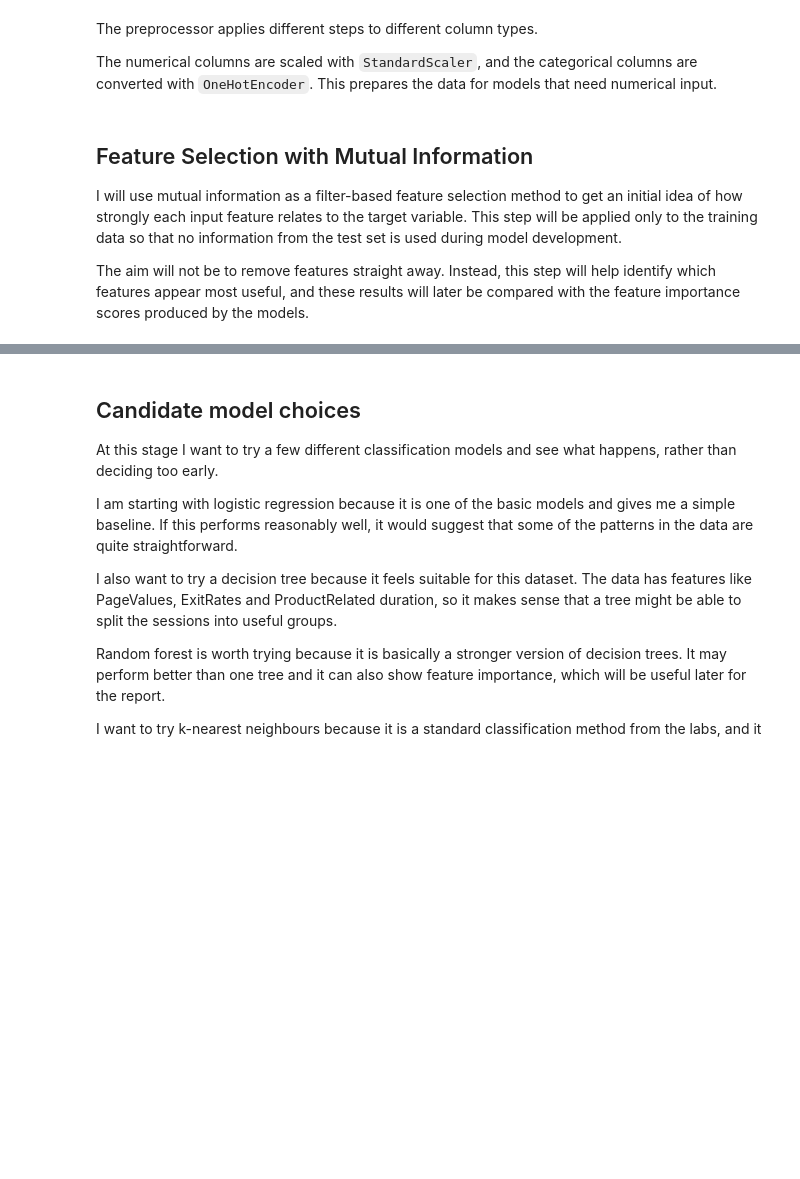
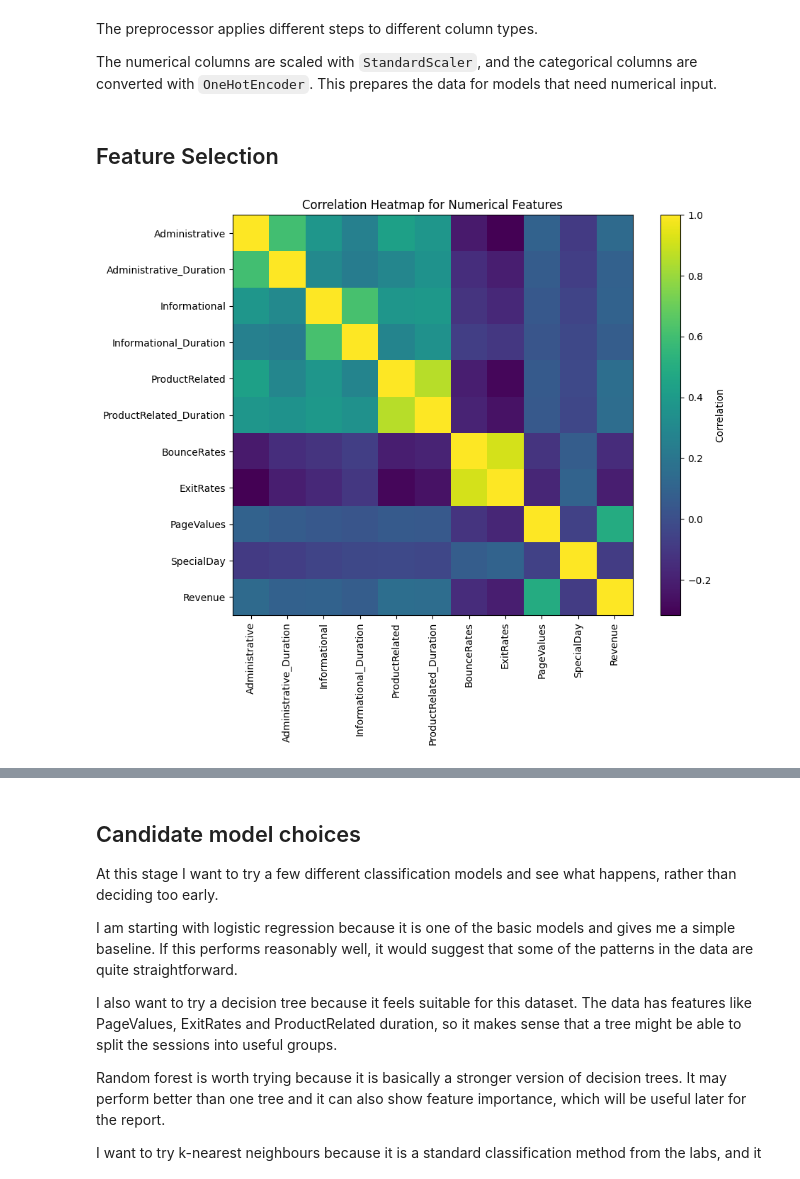
Before and after one commit to tehillabroder/online-purchase-conversion-audit, a Jupyter notebook: notebooks/aml_online_shoppers.ipynb, the cells around one changed output, grey strips where cells are left out. Drawn from its saved outputs; the diff is of its cells as text; code cells hidden in the pictures; blank space fills up the shorter version.

Commit message:
Added a feature selection section

```diff
--- a/notebooks/aml_online_shoppers.ipynb
+++ b/notebooks/aml_online_shoppers.ipynb
@@ -339,8 +339,22 @@ The preprocessor applies different steps to different column types.
 
 The numerical columns are scaled with `StandardScaler`, and the categorical columns are converted with `OneHotEncoder`. This prepares the data for models that need numerical input.
 # %% [markdown]
-## Feature Selection with Mutual Information
-
-I will use mutual information as a filter-based feature selection method to get an initial idea of how strongly each input feature relates to the target variable. This step will be applied only to the training data so that no information from the test set is used during model development.
-
-The aim will not be to remove features straight away. Instead, this step will help identify which features appear most useful, and these results will later be compared with the feature importance scores produced by the models.
+## Feature Selection
+# %%
+# Correlation gives a simple filter-style check for numerical features.
+# Revenue is converted to 0/1 so it can be included in the correlation table.
+numeric_corr_df = df[numerical_features + ["Revenue"]].copy()
+numeric_corr_df["Revenue"] = numeric_corr_df["Revenue"].astype(int)
+
+corr_matrix = numeric_corr_df.corr()
+
+plt.figure(figsize=(10, 8))
+plt.imshow(corr_matrix)
+plt.colorbar(label="Correlation")
+plt.xticks(range(len(corr_matrix.columns)), corr_matrix.columns, rotation=90)
+plt.yticks(range(len(corr_matrix.columns)), corr_matrix.columns)
+plt.title("Correlation Heatmap for Numerical Features")
+plt.tight_layout()
+plt.show()
+# %% [output]
+[figure, added]
```
Also changed, not shown: parts of 11 cells of this notebook.
